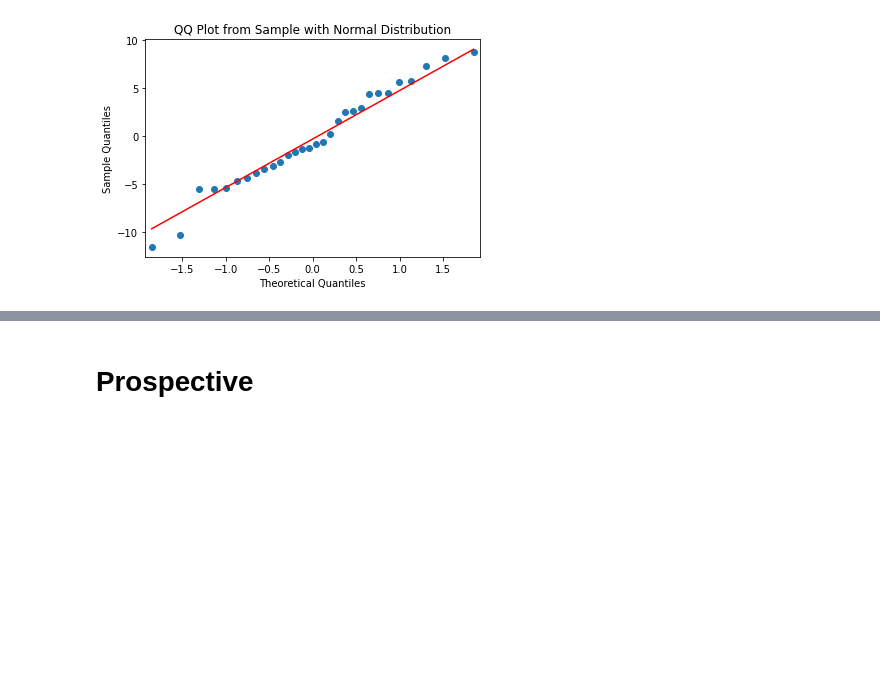
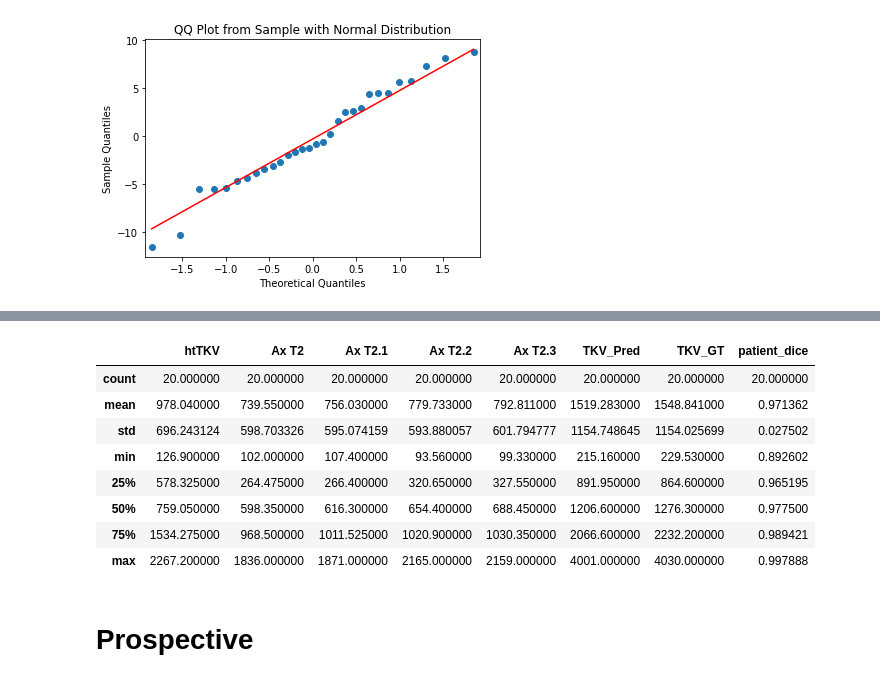
Before and after one commit to aksg87/adpkd-segmentation-pytorch, a Jupyter notebook: results/bland_altman.ipynb, the cells around one changed output, grey strips where cells are left out. Drawn from its saved outputs; the diff is of its cells as text; code cells hidden in the pictures; blank space fills up the shorter version.

```diff
--- a/results/bland_altman.ipynb
+++ b/results/bland_altman.ipynb
@@ -129,3 +156,15 @@ val_ds.TKV_Pred /= 1000  # corrects units to mL
+# %%
+external_ds.describe()
+# %% [output]
+|  | htTKV | Ax T2 | Ax T2.1 | Ax T2.2 | Ax T2.3 | TKV_Pred | TKV_GT | patient_dice |
+| count | 20.000000 | 20.000000 | 20.000000 | 20.000000 | 20.000000 | 20.000000 | 20.000000 | 20.000000 |
+| mean | 978.040000 | 739.550000 | 756.030000 | 779.733000 | 792.811000 | 1519.283000 | 1548.841000 | 0.971362 |
+| std | 696.243124 | 598.703326 | 595.074159 | 593.880057 | 601.794777 | 1154.748645 | 1154.025699 | 0.027502 |
+| min | 126.900000 | 102.000000 | 107.400000 | 93.560000 | 99.330000 | 215.160000 | 229.530000 | 0.892602 |
+| 25% | 578.325000 | 264.475000 | 266.400000 | 320.650000 | 327.550000 | 891.950000 | 864.600000 | 0.965195 |
+| 50% | 759.050000 | 598.350000 | 616.300000 | 654.400000 | 688.450000 | 1206.600000 | 1276.300000 | 0.977500 |
+| 75% | 1534.275000 | 968.500000 | 1011.525000 | 1020.900000 | 1030.350000 | 2066.600000 | 2232.200000 | 0.989421 |
+| max | 2267.200000 | 1836.000000 | 1871.000000 | 2165.000000 | 2159.000000 | 4001.000000 | 4030.000000 | 0.997888 |
 # %% [markdown]
 # Prospective
 # %%
```
Also changed, not shown: parts of 19 cells of this notebook.
